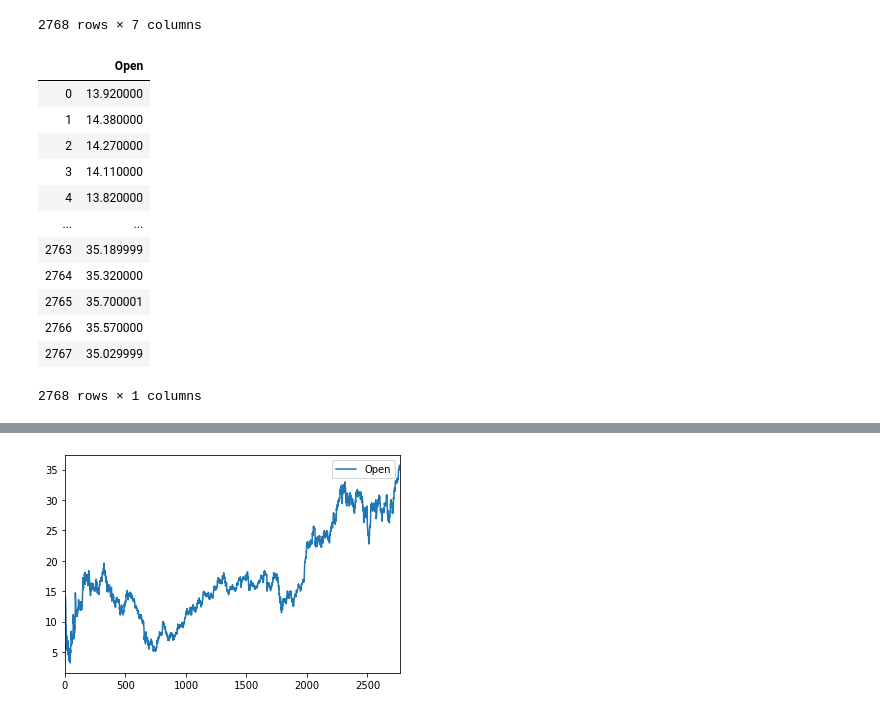
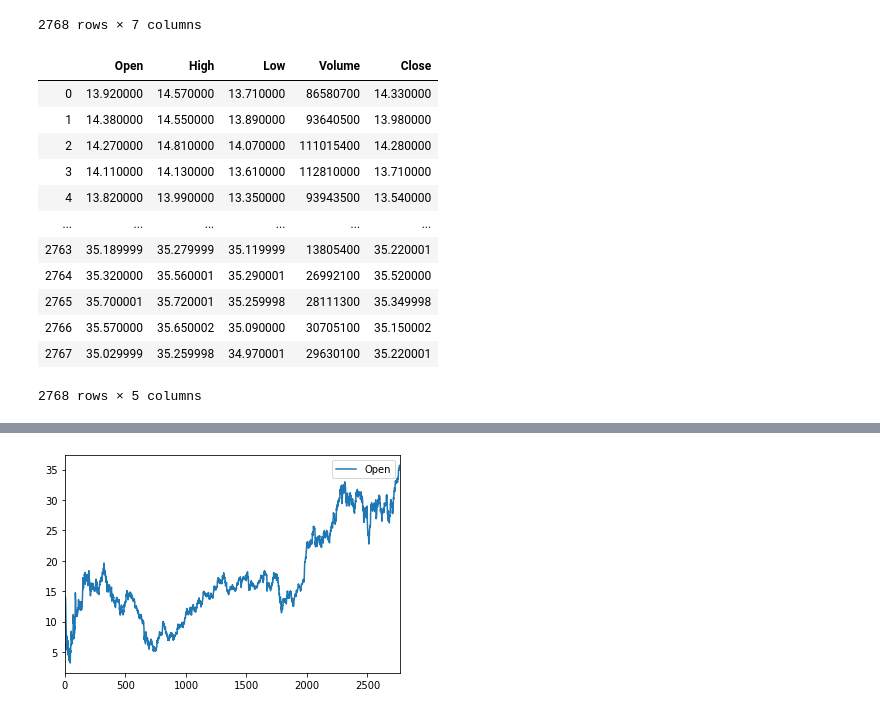
Before and after one commit to JerryCValentine/MachineLearning, a Jupyter notebook: BAC_Notebook.ipynb, the cells around one changed output, grey strips where cells are left out. Drawn from its saved outputs; the diff is of its cells as text; code cells hidden in the pictures.

```diff
--- a/BAC_Notebook.ipynb
+++ b/BAC_Notebook.ipynb
@@ -29,22 +31,28 @@ bofa_df
 | 2766 | 2019-12-30 | 35.570000 | 35.650002 | 35.090000 | 35.150002 | 34.927143 | 30705100 |
 | 2767 | 2019-12-31 | 35.029999 | 35.259998 | 34.970001 | 35.220001 | 34.996696 | 29630100 |
 2768 rows × 7 columns
+# %%
+input_x = bofa_df.iloc[:, 1:4].copy()
+volu = bofa_df[['Volume']].copy()
+input_x = pd.concat([input_x,volu].copy(), axis=1)
+mod_df = pd.concat([input_x,bofa_df[['Close']].copy()], axis=1)
+mod_df
+# %% [output]
+|  | Open | High | Low | Volume | Close |
+| 0 | 13.920000 | 14.570000 | 13.710000 | 86580700 | 14.330000 |
+| 1 | 14.380000 | 14.550000 | 13.890000 | 93640500 | 13.980000 |
+| 2 | 14.270000 | 14.810000 | 14.070000 | 111015400 | 14.280000 |
+| 3 | 14.110000 | 14.130000 | 13.610000 | 112810000 | 13.710000 |
+| 4 | 13.820000 | 13.990000 | 13.350000 | 93943500 | 13.540000 |
+| ... | ... | ... | ... | ... | ... |
+| 2763 | 35.189999 | 35.279999 | 35.119999 | 13805400 | 35.220001 |
+| 2764 | 35.320000 | 35.560001 | 35.290001 | 26992100 | 35.520000 |
+| 2765 | 35.700001 | 35.720001 | 35.259998 | 28111300 | 35.349998 |
+| 2766 | 35.570000 | 35.650002 | 35.090000 | 30705100 | 35.150002 |
+| 2767 | 35.029999 | 35.259998 | 34.970001 | 29630100 | 35.220001 |
+2768 rows × 5 columns
 # %%
 stock_open = bofa_df[['Open']].copy()
-stock_open
+# stock_open
-# %% [output]
-|  | Open |
-| 0 | 13.920000 |
-| 1 | 14.380000 |
-| 2 | 14.270000 |
-| 3 | 14.110000 |
-| 4 | 13.820000 |
-| ... | ... |
-| 2763 | 35.189999 |
-| 2764 | 35.320000 |
-| 2765 | 35.700001 |
-| 2766 | 35.570000 |
-| 2767 | 35.029999 |
-2768 rows × 1 columns
 # %%
 stock_close = bofa_df[['Close']].copy()
```
Also changed, not shown: parts of 24 cells of this notebook, 1 other file.
